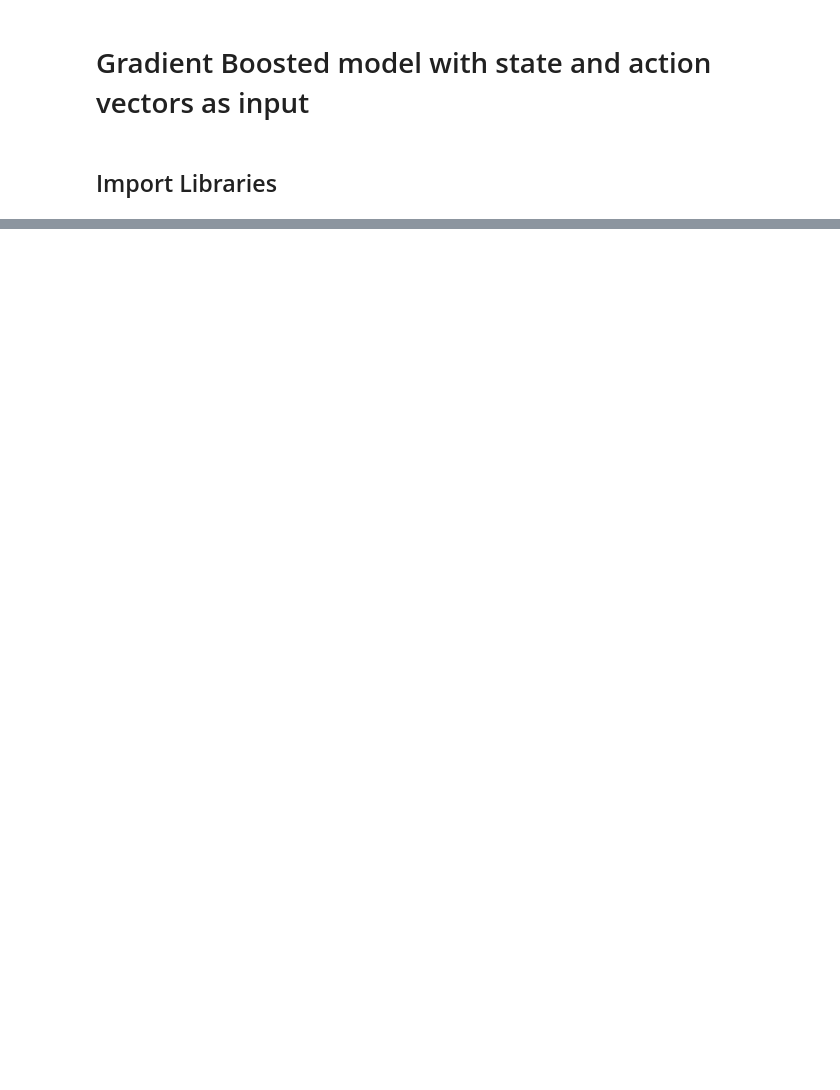
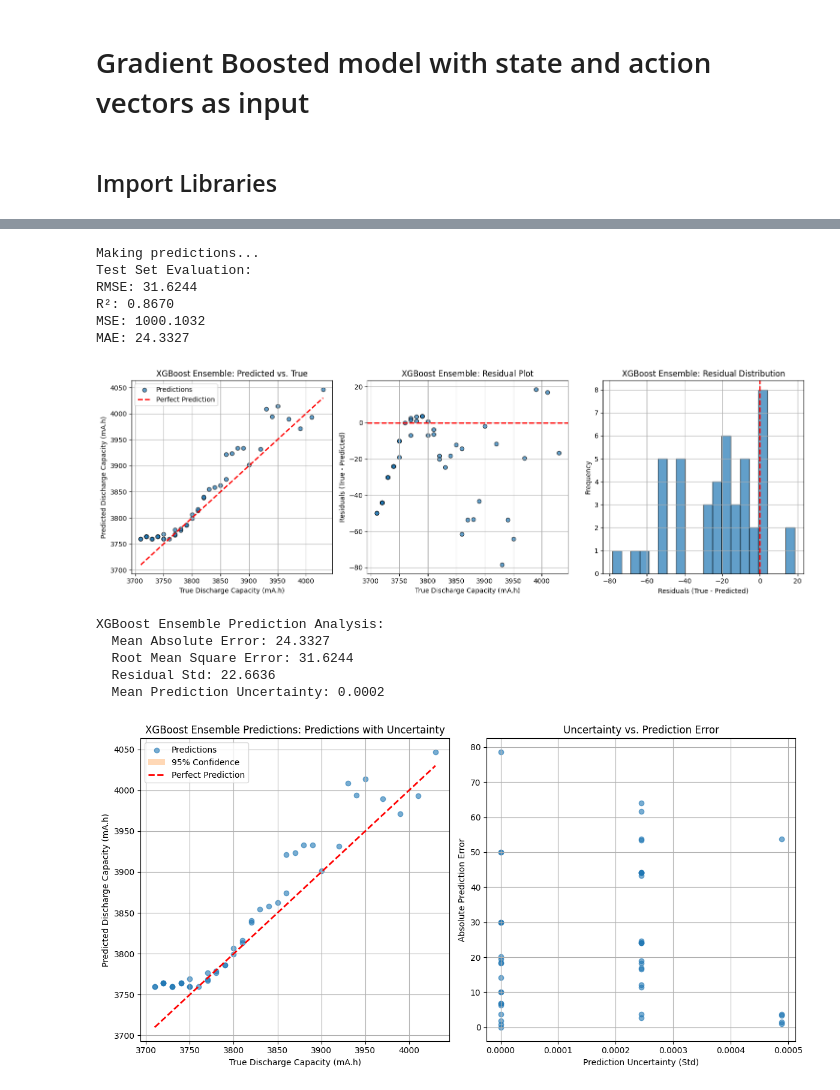
Before and after one commit to NithinJakrebet/eis-ml, a Jupyter notebook: notebooks/gradient_boosting.ipynb, the cells around one changed output, grey strips where cells are left out. Saved outputs shown, nothing was run; the diff lists cells and outputs as text; code cells hidden in the pictures; blank space fills up the shorter version.

```diff
--- a/notebooks/gradient_boosting.ipynb
+++ b/notebooks/gradient_boosting.ipynb
@@ -257,0 +42,4 @@ plt.grid(True)
+# %%
+# Load and prepare data using the data pipeline
+print("Loading and preparing data...")
+X_train, X_test, y_train, y_test = data_pipeline.load_and_prepare_data()
@@ -257,0 +64,4 @@ plt.grid(True)
+# %%
+# Train ensemble model using the model training module
+print("Training ensemble model...")
+models = model_training.train_ensemble_model(X_train, y_train)
@@ -257,0 +85,32 @@ plt.grid(True)
+# %%
+# Make predictions and evaluate
+print("Making predictions...")
+y_pred_mean, y_pred_std, all_predictions = model_training.predict_ensemble(models, X_test)
+
+# Evaluate the predictions
+rmse, r2, mse, mae = evaluate_model(y_test, y_pred_mean)
+print("Test Set Evaluation:")
+print(f"RMSE: {rmse:.4f}")
+print(f"R²: {r2:.4f}")
+print(f"MSE: {mse:.4f}")
+print(f"MAE: {mae:.4f}")
+
+# Plot results using the plots module
+plots.plot_model_predictions(y_test, y_pred_mean, y_pred_std, title_prefix="XGBoost Ensemble")
+
+# Optional: Plot with uncertainty bands
+plots.plot_ensemble_uncertainty(y_test, y_pred_mean, y_pred_std, title="XGBoost Ensemble Predictions")
+# %% [output]
+Making predictions...
+Test Set Evaluation:
+RMSE: 31.6244
+R²: 0.8670
+MSE: 1000.1032
+MAE: 24.3327
+[figure, added]
+XGBoost Ensemble Prediction Analysis:
+  Mean Absolute Error: 24.3327
+  Root Mean Square Error: 31.6244
+  Residual Std: 22.6636
+  Mean Prediction Uncertainty: 0.0002
+[figure, added]
```
Also changed, not shown: parts of 21 cells of this notebook, 8 other files.
